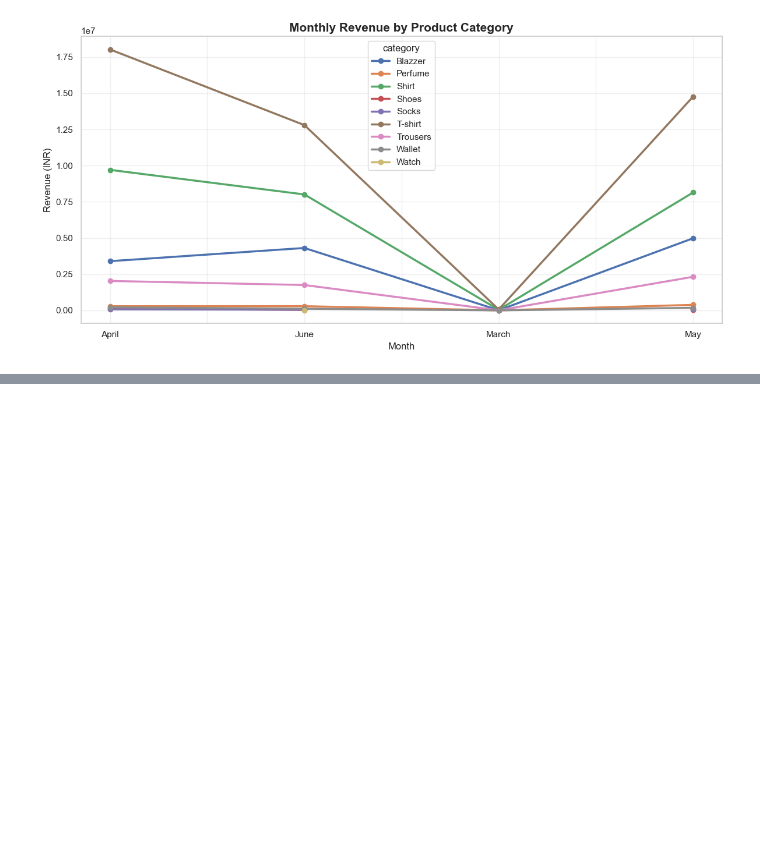
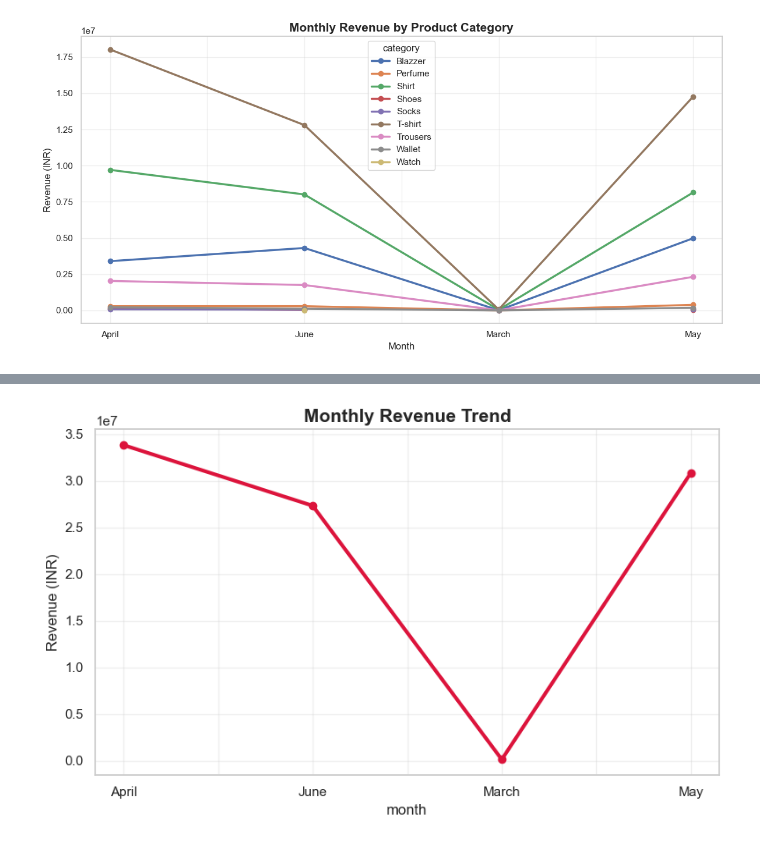
Before and after one commit to JayanthikaKrishnamoorthy/amazon-sales-data-analysis, a Jupyter notebook: Amazon_sales_report.ipynb, the cells around one changed output, grey strips where cells are left out. Cells and saved outputs as stored; diff of their text form; code cells hidden in the pictures; blank space fills up the shorter version.

```diff
--- a/Amazon_sales_report.ipynb
+++ b/Amazon_sales_report.ipynb
@@ -1835,0 +1936,16 @@ plt.show()
+# %%
+month_revenue.plot(
+    marker='o',
+    linewidth=3,
+    figsize=(8,5),
+    color='crimson'
+)
+
+plt.title("Monthly Revenue Trend",fontsize=15,fontweight='bold')
+plt.ylabel("Revenue (INR)")
+plt.grid(alpha=.3)
+
+plt.tight_layout()
+plt.show()
+# %% [output]
+[figure, added]
```
Also changed, not shown: parts of 23 cells of this notebook, 1 other file.
